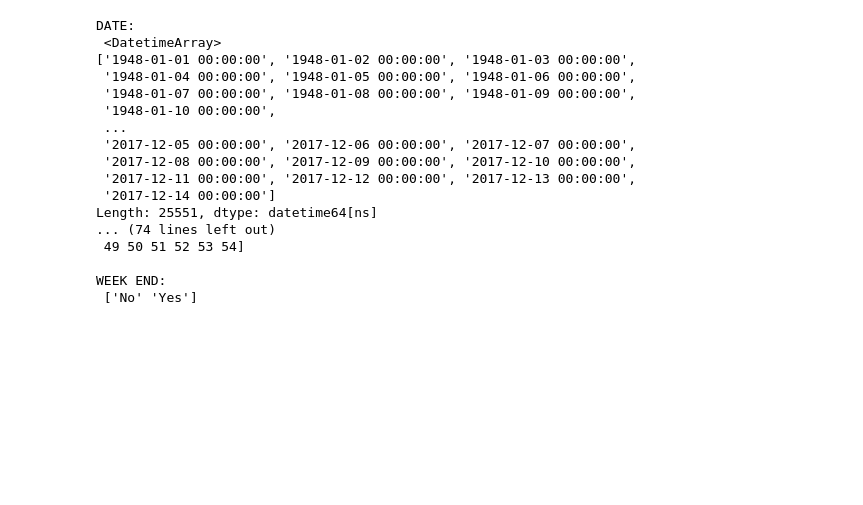
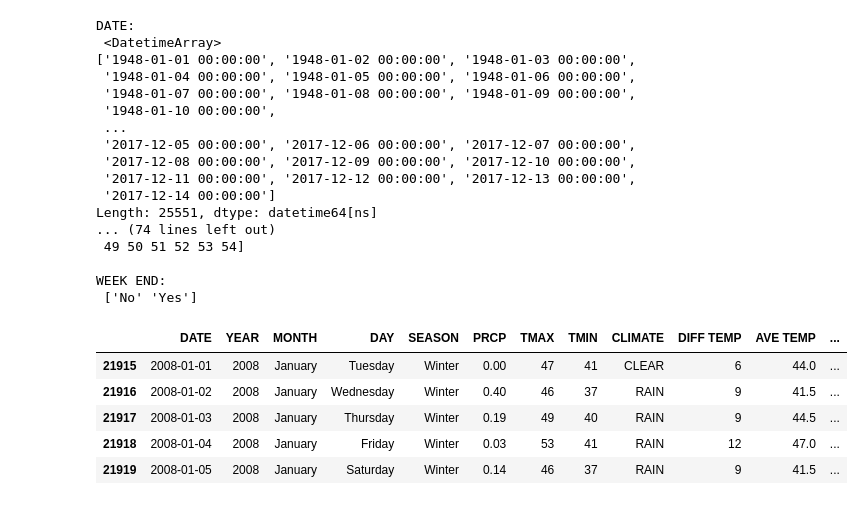
Before and after one commit to Udhay2898/Weather, a Jupyter notebook: Weather.ipynb, the cells around one changed output. Drawn from its saved outputs; the diff is of its cells as text; code cells hidden in the pictures; blank space fills up the shorter version.

```diff
--- a/Weather.ipynb
+++ b/Weather.ipynb
@@ -175,3 +175,15 @@ WEEK END:
 df = df.fillna(np.nan)
 # %%
 df = df.fillna(0)
+# %%
+# Filter DataFrame for years greater than or equal to 2008
+df_filtered = df[df['YEAR'] >= 2008]
+
+df_filtered.head()
+# %% [output]
+|  | DATE | YEAR | MONTH | DAY | SEASON | PRCP | TMAX | TMIN | CLIMATE | DIFF TEMP | AVE TEMP | ... |
+| 21915 | 2008-01-01 | 2008 | January | Tuesday | Winter | 0.00 | 47 | 41 | CLEAR | 6 | 44.0 | ... |
+| 21916 | 2008-01-02 | 2008 | January | Wednesday | Winter | 0.40 | 46 | 37 | RAIN | 9 | 41.5 | ... |
+| 21917 | 2008-01-03 | 2008 | January | Thursday | Winter | 0.19 | 49 | 40 | RAIN | 9 | 44.5 | ... |
+| 21918 | 2008-01-04 | 2008 | January | Friday | Winter | 0.03 | 53 | 41 | RAIN | 12 | 47.0 | ... |
+| 21919 | 2008-01-05 | 2008 | January | Saturday | Winter | 0.14 | 46 | 37 | RAIN | 9 | 41.5 | ... |
```
Also changed, not shown: parts of 1 cell of this notebook.
